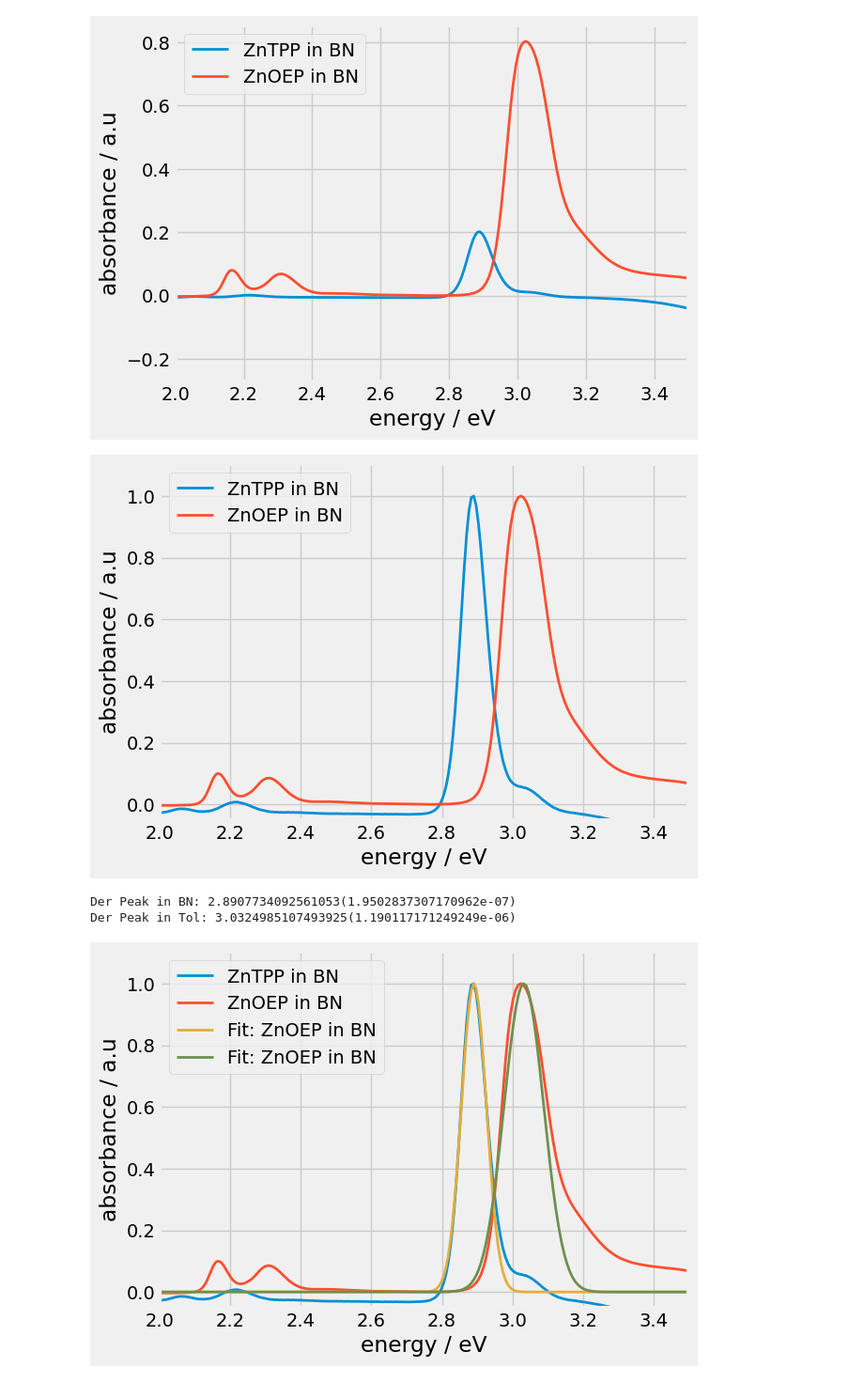
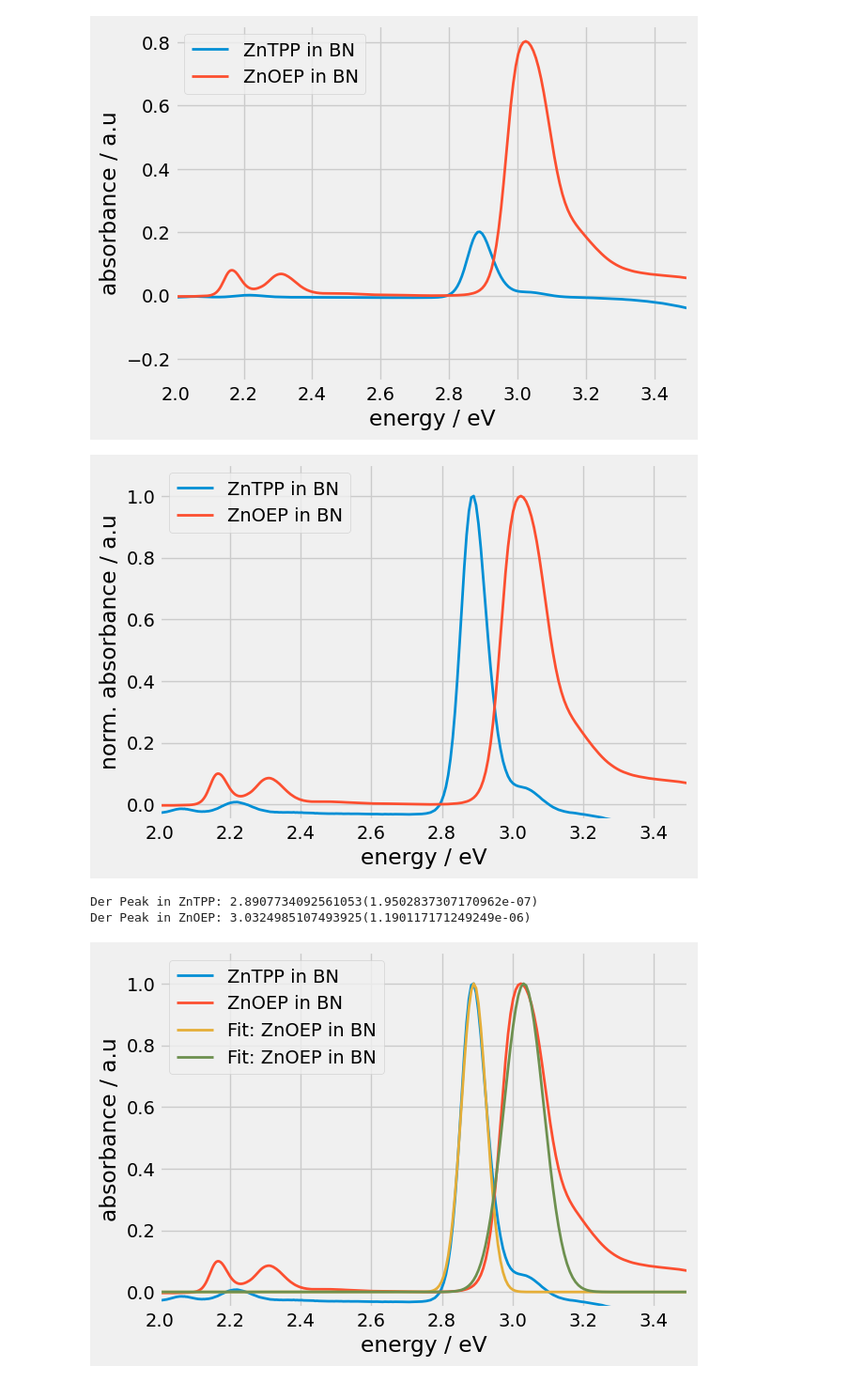
Before and after one commit to LeoausderDose/PPD, a Jupyter notebook: Versuch_TransienteAbsorption/Program/UVVISAbsorp.ipynb, the cells around one changed output. Shown: that part at 94% size. Cells and saved outputs as stored; diff of their text form; code cells hidden in the pictures.

```diff
--- a/Versuch_TransienteAbsorption/Program/UVVISAbsorp.ipynb
+++ b/Versuch_TransienteAbsorption/Program/UVVISAbsorp.ipynb
@@ -249,24 +249,25 @@ plt.show()
 # %%
 breit = 17/2.54
 plt.figure(figsize=(breit, breit/np.sqrt(2)))
 #plt.plot(df.iloc[:,11], df.iloc[:,5], marker = None, label = 'BN')
 plt.plot(df.iloc[:,11], df.iloc[:,7]/max(df.iloc[:,7]), marker = None, label = 'ZnTPP in BN')
 plt.plot(df.iloc[:,11], df.iloc[:,9]/max(df.iloc[:,9]), marker = None, label = 'ZnOEP in BN')
 
 
 plt.xlabel('energy / eV')
-plt.ylabel('absorbance / a.u')
+plt.ylabel('norm. absorbance / a.u')
 
 plt.xlim(2,3.5)
 plt.ylim(-0.05,)
 #plt.yscale('log')
 plt.legend()
 
 plt.tight_layout()
 
+#plt.savefig('ZnTPPZnOEP.svg')
 plt.show()
 # %% [output]
-[figure, old version]
+[figure, new version]
 # %%
 # Fit peak position
 
@@ -282,11 +283,11 @@ fitZnOEPinBN = gaussian(df['eV'], parZnOEPinBN[0], parZnOEPinBN[1], parZnOEPinBN
 
 # print(df.iloc[320,11])
 # print(df.iloc[400,11])
-print('Der Peak in BN: ' +str(parZnTPPinBN2[1]) + "(" + str(varZnTPPinBN2[1,1])+")")
-print('Der Peak in Tol: ' +str(parZnOEPinBN[1])+ "(" + str(varZnOEPinBN[1,1])+")")
+print('Der Peak in ZnTPP: ' +str(parZnTPPinBN2[1]) + "(" + str(varZnTPPinBN2[1,1])+")")
+print('Der Peak in ZnOEP: ' +str(parZnOEPinBN[1])+ "(" + str(varZnOEPinBN[1,1])+")")
 # %% [output]
-Der Peak in BN: 2.8907734092561053(1.9502837307170962e-07)
-Der Peak in Tol: 3.0324985107493925(1.190117171249249e-06)
+Der Peak in ZnTPP: 2.8907734092561053(1.9502837307170962e-07)
+Der Peak in ZnOEP: 3.0324985107493925(1.190117171249249e-06)
 # %%
 breit = 17/2.54
 plt.figure(figsize=(breit, breit/np.sqrt(2)))
```
Also changed, not shown: 2 other files.
